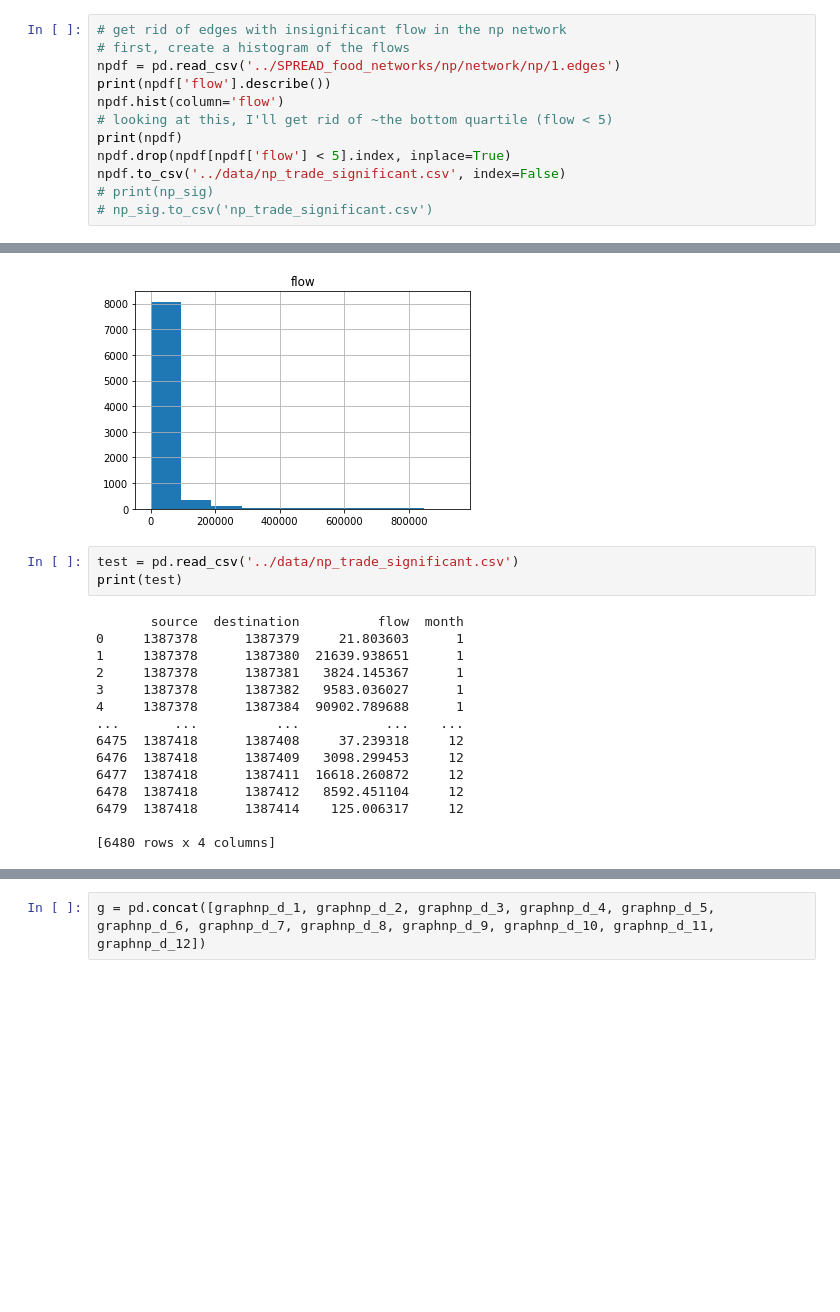
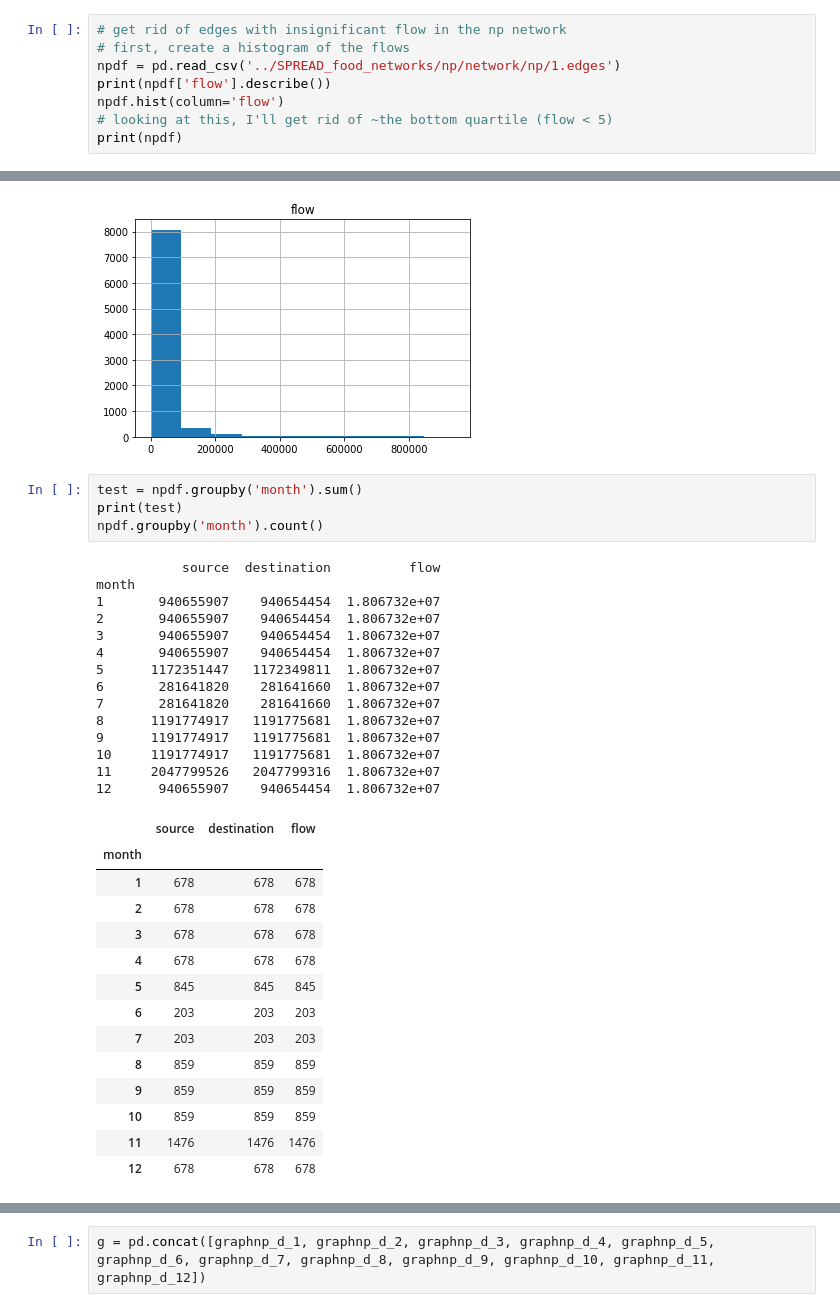
Before and after one commit to ritwix/bidirec-edge-counting, a Jupyter notebook: bidirec_nepal.ipynb, the cells around one changed output, grey strips where cells are left out. Drawn from its saved outputs; the diff is of its cells as text; blank space fills up the shorter version.

Commit message:
more work on nepal flows

```diff
--- a/bidirec_nepal.ipynb
+++ b/bidirec_nepal.ipynb
@@ -12,10 +12,6 @@ print(npdf['flow'].describe())
 npdf.hist(column='flow')
 # looking at this, I'll get rid of ~the bottom quartile (flow < 5)
 print(npdf)
-npdf.drop(npdf[npdf['flow'] < 5].index, inplace=True)
-npdf.to_csv('../data/np_trade_significant.csv', index=False)
-# print(np_sig)
-# np_sig.to_csv('np_trade_significant.csv')
 # %% [output]
 count      8694.000000
 mean      24937.634071
@@ -35,21 +31,36 @@ Name: flow, dtype: float64
 
 [8694 rows x 4 columns]
 [figure]
-# %%
-test = pd.read_csv('../data/np_trade_significant.csv')
-print(test)
-# %% [output]
-       source  destination          flow  month
-0     1387378      1387379     21.803603      1
-1     1387378      1387380  21639.938651      1
-2     1387378      1387381   3824.145367      1
-3     1387378      1387382   9583.036027      1
-4     1387378      1387384  90902.789688      1
-...       ...          ...           ...    ...
-6475  1387418      1387408     37.239318     12
-6476  1387418      1387409   3098.299453     12
-6477  1387418      1387411  16618.260872     12
-6478  1387418      1387412   8592.451104     12
-6479  1387418      1387414    125.006317     12
-
-[6480 rows x 4 columns]
+# %%
+test = npdf.groupby('month').sum()
+print(test)
+npdf.groupby('month').count()
+# %% [output]
+           source  destination          flow
+month
+1       940655907    940654454  1.806732e+07
+2       940655907    940654454  1.806732e+07
+3       940655907    940654454  1.806732e+07
+4       940655907    940654454  1.806732e+07
+5      1172351447   1172349811  1.806732e+07
+6       281641820    281641660  1.806732e+07
+7       281641820    281641660  1.806732e+07
+8      1191774917   1191775681  1.806732e+07
+9      1191774917   1191775681  1.806732e+07
+10     1191774917   1191775681  1.806732e+07
+11     2047799526   2047799316  1.806732e+07
+12      940655907    940654454  1.806732e+07
+|  | source | destination | flow |
+| month |  |  |  |
+| 1 | 678 | 678 | 678 |
+| 2 | 678 | 678 | 678 |
+| 3 | 678 | 678 | 678 |
+| 4 | 678 | 678 | 678 |
+| 5 | 845 | 845 | 845 |
+| 6 | 203 | 203 | 203 |
+| 7 | 203 | 203 | 203 |
+| 8 | 859 | 859 | 859 |
+| 9 | 859 | 859 | 859 |
+| 10 | 859 | 859 | 859 |
+| 11 | 1476 | 1476 | 1476 |
+| 12 | 678 | 678 | 678 |
```
Also changed, not shown: parts of 5 cells of this notebook.
